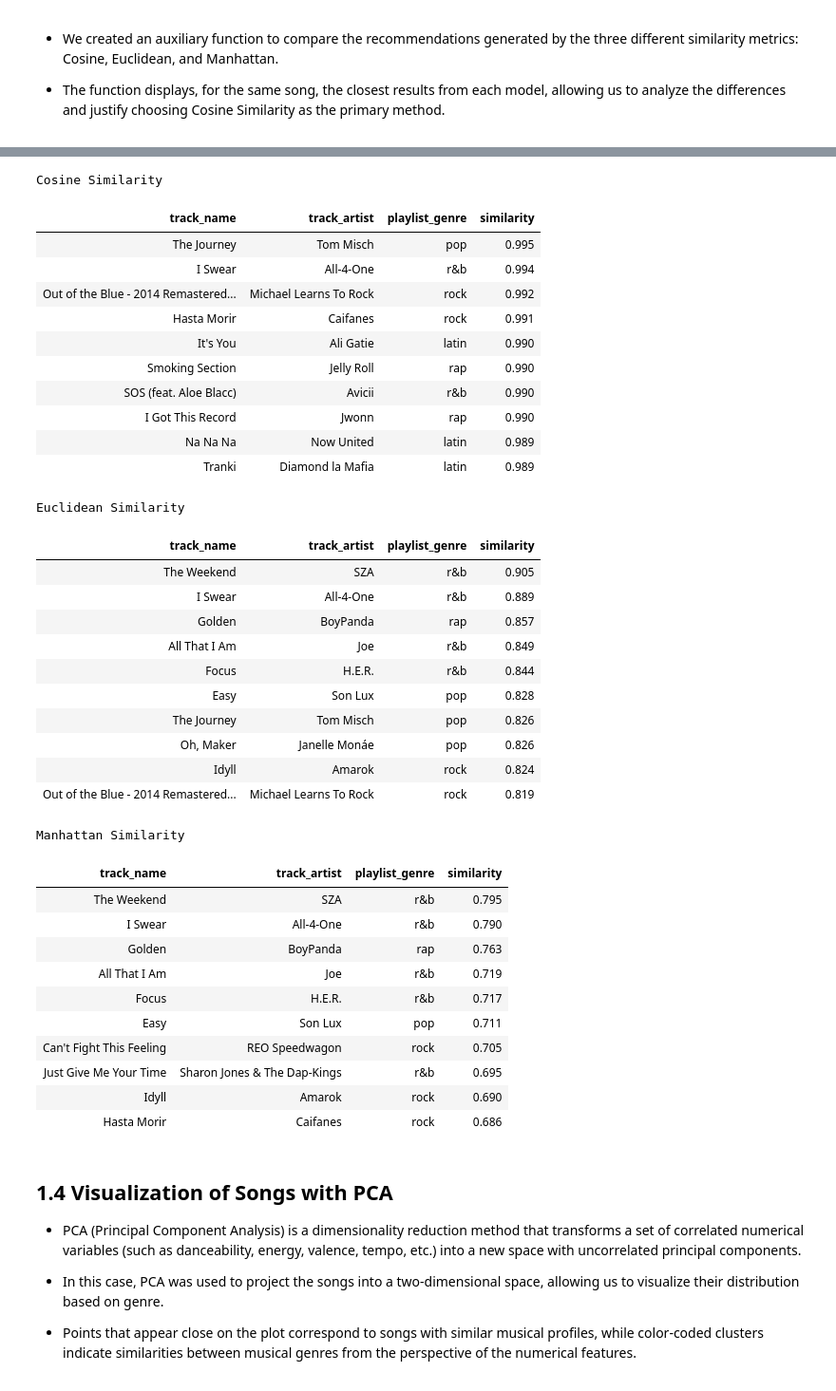
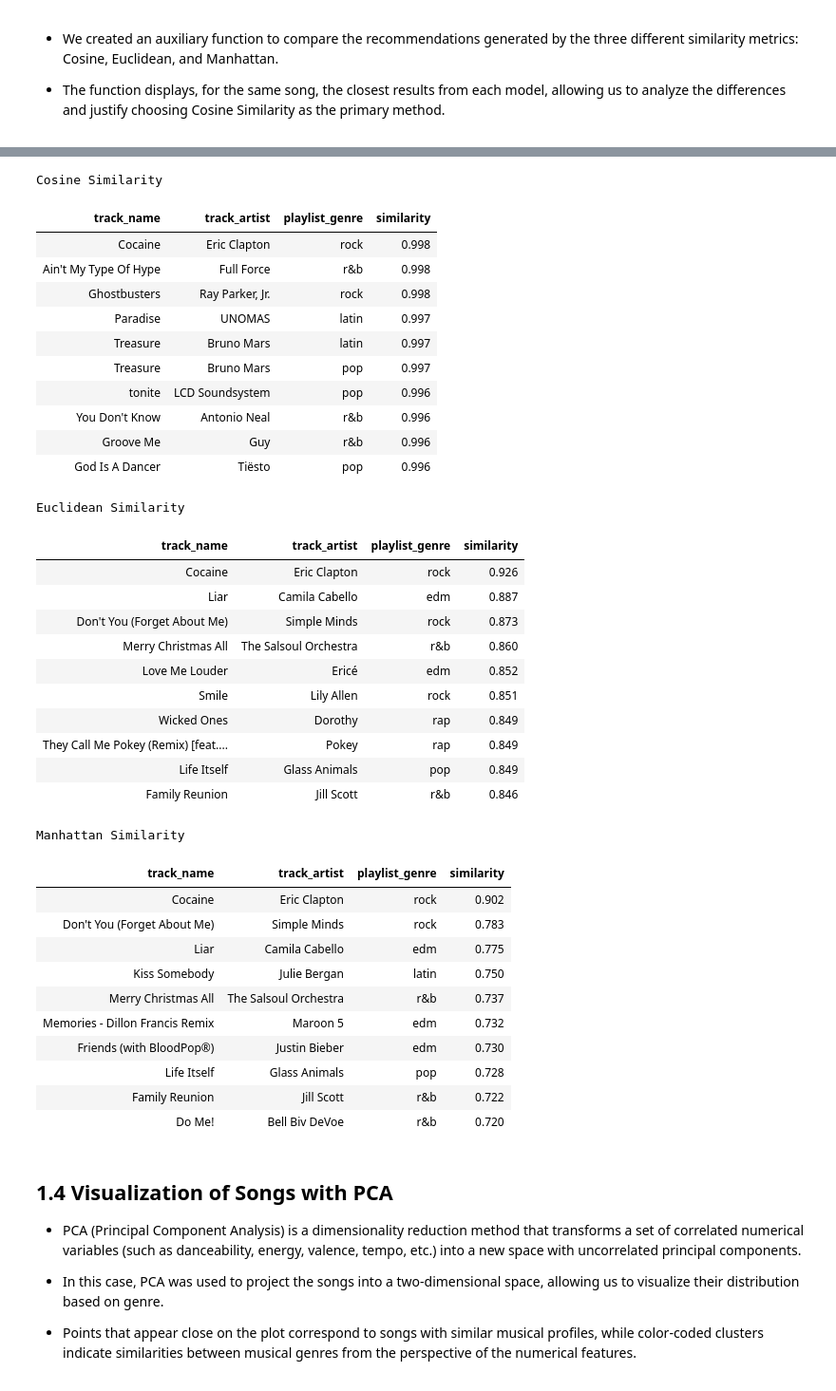
Before and after one commit to andra2602/Music-Recommendation-System-History, a Jupyter notebook: KaggleProiectAMI.ipynb, the cells around one changed output, grey strips where cells are left out. Shown at 95% size. Saved outputs shown, nothing was run; the diff lists cells and outputs as text; code cells hidden in the pictures.

```diff
--- a/KaggleProiectAMI.ipynb
+++ b/KaggleProiectAMI.ipynb
@@ -321,5 +320,5 @@ array(['Rolling Stone', 'Fuego - Julian Jeweil Remix',
 # %%
-results = compare_similarity_tables("Friends", 10)
+results = compare_similarity_tables("Cocaine", 10)
 
 from IPython.display import HTML
 
@@ -327,65 +326,65 @@ tables_html = """
 <div style="
     display: flex;
     flex-direction: row;
     justify-content: space-between;
     width: 100%;
 ">
 """
 
 for metric, table in results.items():
     tables_html += f"""
         <div style="
             width: 32%;
             margin-right: 10px;
             border: 1px solid #444;
             padding: 10px;
             box-sizing: border-box;
         ">
             <h3 style="text-align:center;">{metric}</h3>
             {table.to_html(index=False)}
         </div>
     """
 
 tables_html += "</div>"
 
 HTML(tables_html)
 # %% [output]
 Cosine Similarity
 | track_name | track_artist | playlist_genre | similarity |
-| The Journey | Tom Misch | pop | 0.995 |
-| I Swear | All-4-One | r&b | 0.994 |
-| Out of the Blue - 2014 Remastered... | Michael Learns To Rock | rock | 0.992 |
-| Hasta Morir | Caifanes | rock | 0.991 |
-| It's You | Ali Gatie | latin | 0.990 |
-| Smoking Section | Jelly Roll | rap | 0.990 |
-| SOS (feat. Aloe Blacc) | Avicii | r&b | 0.990 |
-| I Got This Record | Jwonn | rap | 0.990 |
-| Na Na Na | Now United | latin | 0.989 |
-| Tranki | Diamond la Mafia | latin | 0.989 |
+| Cocaine | Eric Clapton | rock | 0.998 |
+| Ain't My Type Of Hype | Full Force | r&b | 0.998 |
+| Ghostbusters | Ray Parker, Jr. | rock | 0.998 |
+| Paradise | UNOMAS | latin | 0.997 |
+| Treasure | Bruno Mars | latin | 0.997 |
+| Treasure | Bruno Mars | pop | 0.997 |
+| tonite | LCD Soundsystem | pop | 0.996 |
+| You Don't Know | Antonio Neal | r&b | 0.996 |
+| Groove Me | Guy | r&b | 0.996 |
+| God Is A Dancer | Tiësto | pop | 0.996 |
 Euclidean Similarity
 | track_name | track_artist | playlist_genre | similarity |
-| The Weekend | SZA | r&b | 0.905 |
-| I Swear | All-4-One | r&b | 0.889 |
-| Golden | BoyPanda | rap | 0.857 |
-| All That I Am | Joe | r&b | 0.849 |
-| Focus | H.E.R. | r&b | 0.844 |
-| Easy | Son Lux | pop | 0.828 |
-| The Journey | Tom Misch | pop | 0.826 |
-| Oh, Maker | Janelle Monáe | pop | 0.826 |
-| Idyll | Amarok | rock | 0.824 |
-| Out of the Blue - 2014 Remastered... | Michael Learns To Rock | rock | 0.819 |
+| Cocaine | Eric Clapton | rock | 0.926 |
+| Liar | Camila Cabello | edm | 0.887 |
+| Don't You (Forget About Me) | Simple Minds | rock | 0.873 |
+| Merry Christmas All | The Salsoul Orchestra | r&b | 0.860 |
+| Love Me Louder | Ericé | edm | 0.852 |
+| Smile | Lily Allen | rock | 0.851 |
+| Wicked Ones | Dorothy | rap | 0.849 |
+| They Call Me Pokey (Remix) [feat.... | Pokey | rap | 0.849 |
+| Life Itself | Glass Animals | pop | 0.849 |
+| Family Reunion | Jill Scott | r&b | 0.846 |
 Manhattan Similarity
 | track_name | track_artist | playlist_genre | similarity |
-| The Weekend | SZA | r&b | 0.795 |
-| I Swear | All-4-One | r&b | 0.790 |
-| Golden | BoyPanda | rap | 0.763 |
-| All That I Am | Joe | r&b | 0.719 |
-| Focus | H.E.R. | r&b | 0.717 |
-| Easy | Son Lux | pop | 0.711 |
-| Can't Fight This Feeling | REO Speedwagon | rock | 0.705 |
-| Just Give Me Your Time | Sharon Jones & The Dap-Kings | r&b | 0.695 |
-| Idyll | Amarok | rock | 0.690 |
-| Hasta Morir | Caifanes | rock | 0.686 |
+| Cocaine | Eric Clapton | rock | 0.902 |
+| Don't You (Forget About Me) | Simple Minds | rock | 0.783 |
+| Liar | Camila Cabello | edm | 0.775 |
+| Kiss Somebody | Julie Bergan | latin | 0.750 |
+| Merry Christmas All | The Salsoul Orchestra | r&b | 0.737 |
+| Memories - Dillon Francis Remix | Maroon 5 | edm | 0.732 |
+| Friends (with BloodPop®) | Justin Bieber | edm | 0.730 |
+| Life Itself | Glass Animals | pop | 0.728 |
+| Family Reunion | Jill Scott | r&b | 0.722 |
+| Do Me! | Bell Biv DeVoe | r&b | 0.720 |
 # %% [markdown]
 ## 1.4 Visualization of Songs with PCA
 
```
Also changed, not shown: parts of 29 cells of this notebook.
